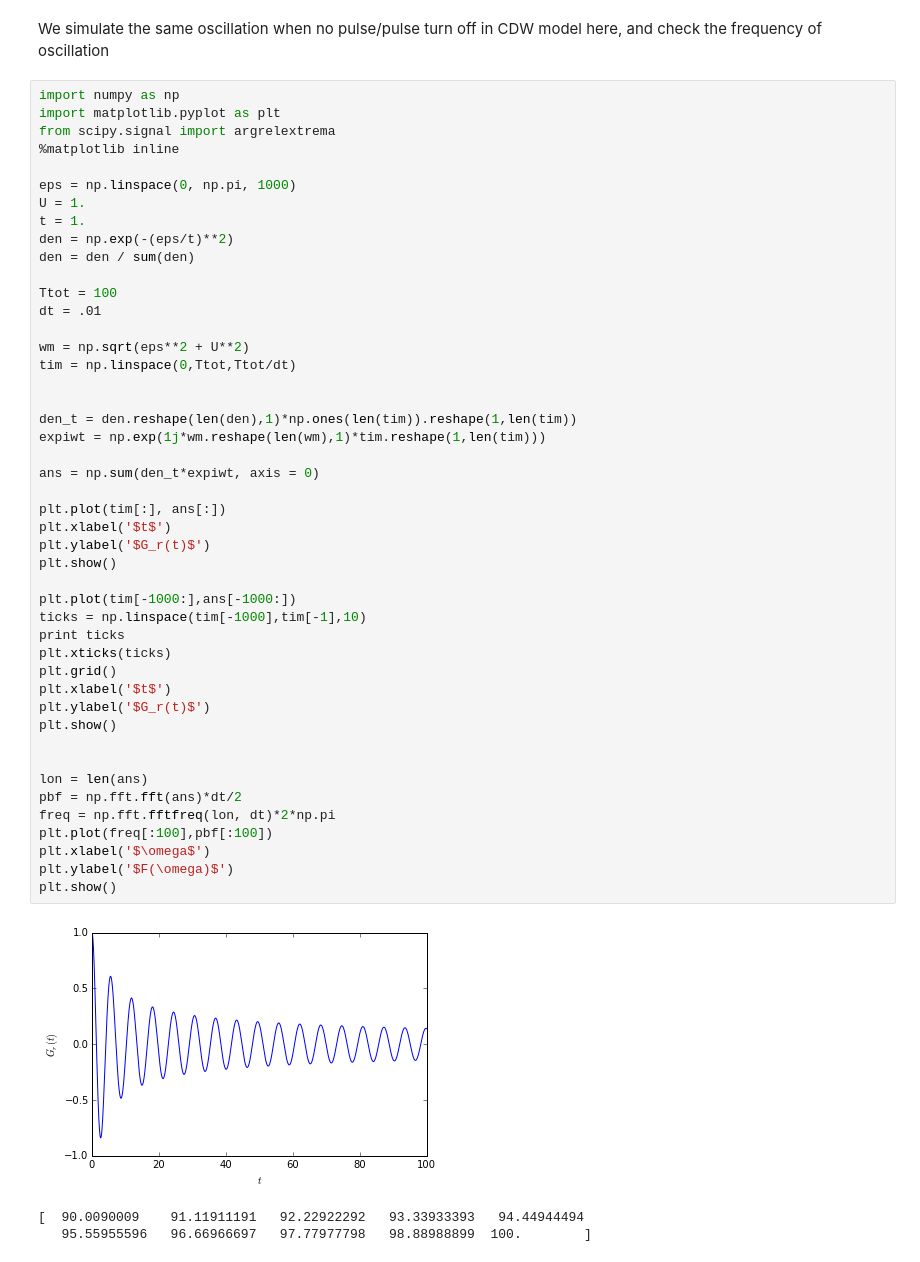
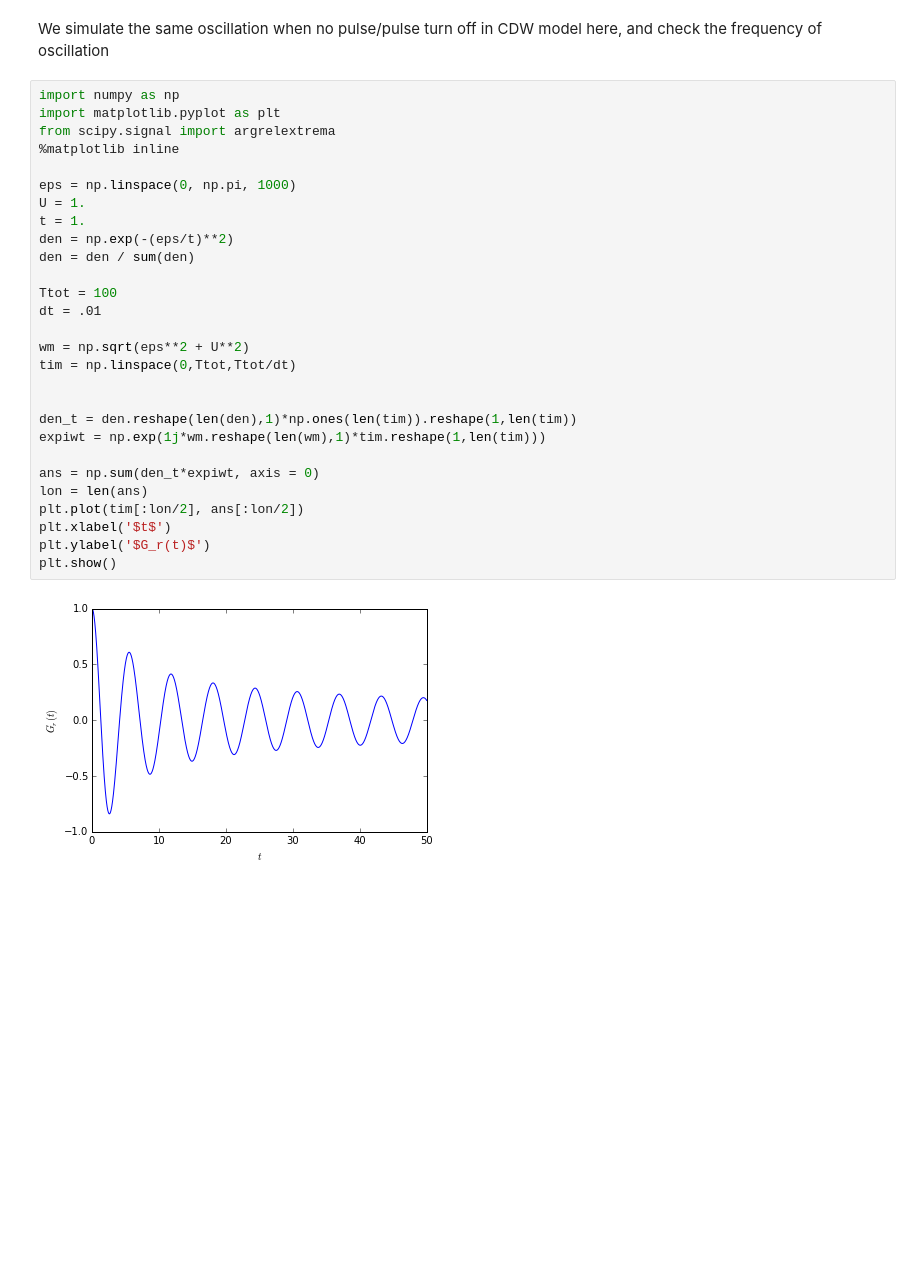
Before and after one commit to abyellow/abin-quantunm-optimal-control, a Jupyter notebook: Gr_check_freq.ipynb, the cells around one changed output. Saved outputs shown, nothing was run; the diff lists cells and outputs as text; blank space fills up the shorter version.

```diff
--- a/Gr_check_freq.ipynb
+++ b/Gr_check_freq.ipynb
@@ -5,50 +5,30 @@ We simulate the same oscillation when no pulse/pulse turn off in CDW model here,
 # %%
 import numpy as np
 import matplotlib.pyplot as plt
 from scipy.signal import argrelextrema
 %matplotlib inline
 
 eps = np.linspace(0, np.pi, 1000)
 U = 1.
 t = 1.
 den = np.exp(-(eps/t)**2)
 den = den / sum(den)
 
 Ttot = 100
 dt = .01
 
 wm = np.sqrt(eps**2 + U**2)
 tim = np.linspace(0,Ttot,Ttot/dt)
 
 
 den_t = den.reshape(len(den),1)*np.ones(len(tim)).reshape(1,len(tim))
 expiwt = np.exp(1j*wm.reshape(len(wm),1)*tim.reshape(1,len(tim)))
 
 ans = np.sum(den_t*expiwt, axis = 0)
-
-plt.plot(tim[:], ans[:])
+lon = len(ans)
+plt.plot(tim[:lon/2], ans[:lon/2])
 plt.xlabel('$t$')
 plt.ylabel('$G_r(t)$')
 plt.show()
-
-plt.plot(tim[-1000:],ans[-1000:])
-ticks = np.linspace(tim[-1000],tim[-1],10)
-print ticks
-plt.xticks(ticks)
-plt.grid()
-plt.xlabel('$t$')
-plt.ylabel('$G_r(t)$')
-plt.show()
-
-
-lon = len(ans)
-pbf = np.fft.fft(ans)*dt/2
-freq = np.fft.fftfreq(lon, dt)*2*np.pi
-plt.plot(freq[:100],pbf[:100])
-plt.xlabel('$\omega$')
-plt.ylabel('$F(\omega)$')
-plt.show()
 # %% [output]
-[figure, old version]
+[figure, new version]
-[  90.0090009    91.11911191   92.22922292   93.33933393   94.44944494
-   95.55955596   96.66966697   97.77977798   98.88988899  100.        ]
```
Also changed, not shown: parts of 5 cells of this notebook, 3 other files.
